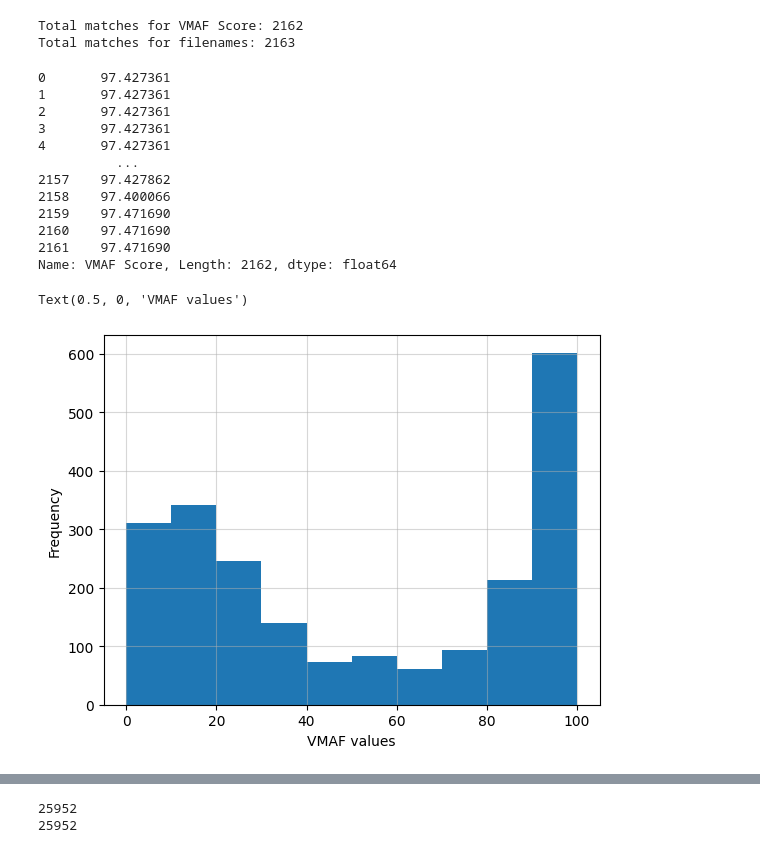
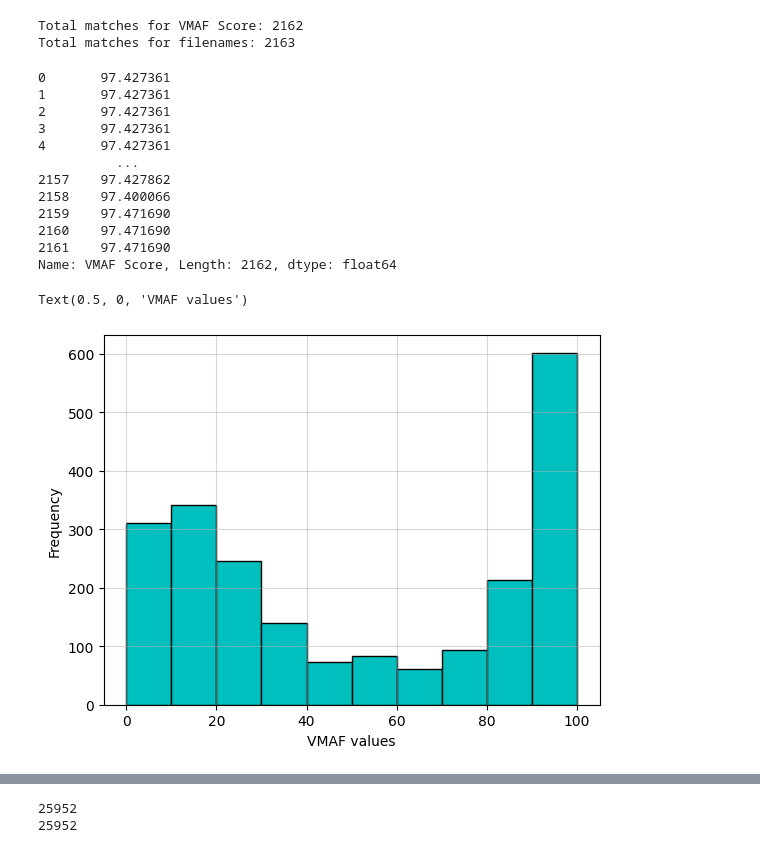
Before and after one commit to Kajlid/nr-vqa-vmaf, a Jupyter notebook: main.ipynb, the cells around one changed output, grey strips where cells are left out. Saved outputs shown, nothing was run; the diff lists cells and outputs as text; code cells hidden in the pictures.

```diff
--- a/main.ipynb
+++ b/main.ipynb
@@ -913,34 +913,34 @@ Total matches for filenames: 2163
 # %%
 """
 Här ska vi köra lite analyser, titta på distributionen av VMAF för olika ställen i bilden.
 
 - Kolla på medelvärde och standardavvikelse bland olika delar i bilden
 - Probability distribution
 """
 
 file = pd.read_csv("vmaf_values_train.csv")
 print(file.iloc[:, 0])
 
 s = pd.Series(file.iloc[:, 0])
 
-ax = file.iloc[:, 0].plot.hist()
+ax = file.iloc[:, 0].plot.hist(edgecolor="k", color="c")
 ax.grid(alpha=0.5)
 ax.set_xlabel("VMAF values")
 # %% [output]
 0       97.427361
 1       97.427361
 2       97.427361
 3       97.427361
 4       97.427361
           ...
 2157    97.427862
 2158    97.400066
 2159    97.471690
 2160    97.471690
 2161    97.471690
 Name: VMAF Score, Length: 2162, dtype: float64
 Text(0.5, 0, 'VMAF values')
-[figure, old version]
+[figure, new version]
 # %%
 csv_file_path = "/Users/kajsalidin/Desktop/nr-vqa-vmaf/vmaf_values_train.csv"
 
```
Also changed, not shown: parts of 1 cell of this notebook.
